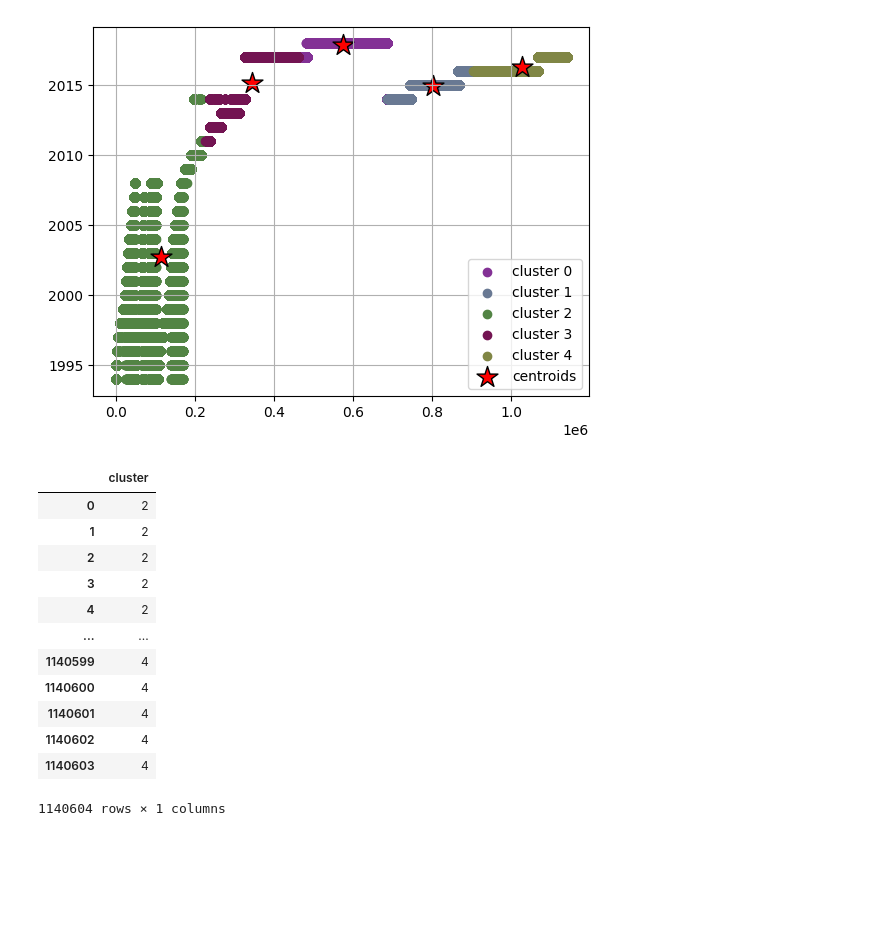
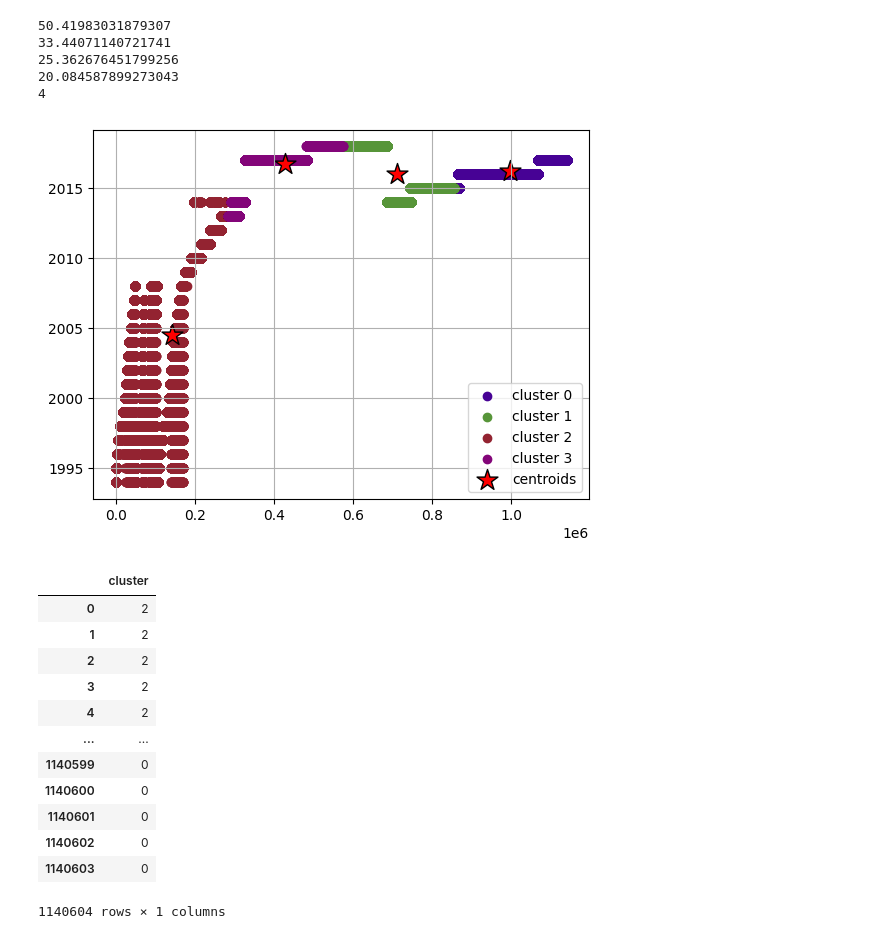
Before and after one commit to new-superuser-alt9193/DeepLearning, a Jupyter notebook: crisp_dm/modeling/dbscan_clustering.ipynb, the cells around one changed output. Saved outputs shown, nothing was run; the diff lists cells and outputs as text; code cells hidden in the pictures; blank space fills up the shorter version.

```diff
--- a/crisp_dm/modeling/dbscan_clustering.ipynb
+++ b/crisp_dm/modeling/dbscan_clustering.ipynb
@@ -8,6 +19,39 @@ import matplotlib.pyplot as plt
 df = pd.read_csv('../../data/telecom_pca.csv')
 x = np.array(df.drop(columns=['TARGET']))
 y = df['TARGET']
+# %%
+#get K value for K Means
+def getK(x):
+    scaled_x = x
+    distortions = {}
+    i = 1
+    while True:
+        #fit k means clustering according to i
+        km = KMeans(
+            n_clusters= i, init='random',
+            n_init=10, max_iter=300,
+            tol=1e-04, random_state=0
+        ).fit(scaled_x)
+        #get distortion of actual k, which is the sum distance between clusters and their centroid
+        current_distortion = sum(np.min(cdist(scaled_x, km.cluster_centers_,'euclidean'), axis=1)) / scaled_x.shape[0]
+        distortions[i] = current_distortion
+        #getting 3 iterations
+        if i >= 3:
+            #get slope between i -1 and i - 2, i and i - 1
+            m1 = distortions[i - 2] - distortions[i - 1]
+            m2 = distortions[i - 1] - distortions[i]
+            #get the differential between slopes and addition
+            m_dif = m1 - m2
+            m_sum = m1 + m2
+            #get the percentage representation of differential, since 100% equals to the sum of slope values
+            dif_percentage = (m_dif * 100) / m_sum
+            print(dif_percentage)
+            #if this percentage is less than 25%, it means that  distortion will have a linear behaviour as more k iterations
+            #so we can say that a correct k value for optimal clustering is i - 2.
+            if dif_percentage < 25.0:
+                break
+        i += 1
+    return i - 2
 # %%
 def makeClusters(n):
     km = KMeans(
@@ -16,7 +60,8 @@ def makeClusters(n):
         tol=1e-04, random_state=0
     )
     y_km = km.fit_predict(x)
-    return km, y_km
+    cluster_labels = km.labels_
+    return km, y_km, cluster_labels
 # %%
 def plotClusters(km,y_km, n):
     # plot the clusters
@@ -39,9 +110,17 @@ def plotClusters(km,y_km, n):
+# %%
+n = getK(x)
+print(n)
+# %% [output]
+50.41983031879307
+33.44071140721741
+25.362676451799256
+20.084587899273043
+4
 # %%
-n = 5
-km, y_km = makeClusters(n)
+km, y_km, km_labels = makeClusters(n)
 plotClusters(km, y_km, n)
 # %% [output]
-[figure, old version]
+[figure, new version]
 # %%
 clusters = pd.DataFrame(data = {'cluster': y_km})
 clusters
@@ -53,11 +132,11 @@ clusters
 | 3 | 2 |
 | 4 | 2 |
 | ... | ... |
-| 1140599 | 4 |
-| 1140600 | 4 |
-| 1140601 | 4 |
-| 1140602 | 4 |
-| 1140603 | 4 |
+| 1140599 | 0 |
+| 1140600 | 0 |
+| 1140601 | 0 |
+| 1140602 | 0 |
+| 1140603 | 0 |
 1140604 rows × 1 columns
 # %%
 df_clusters = pd.merge(clusters, df.drop(columns=['TARGET']), left_index=True, right_index=True)
```
Also changed, not shown: parts of 8 cells of this notebook, 1 other file.
